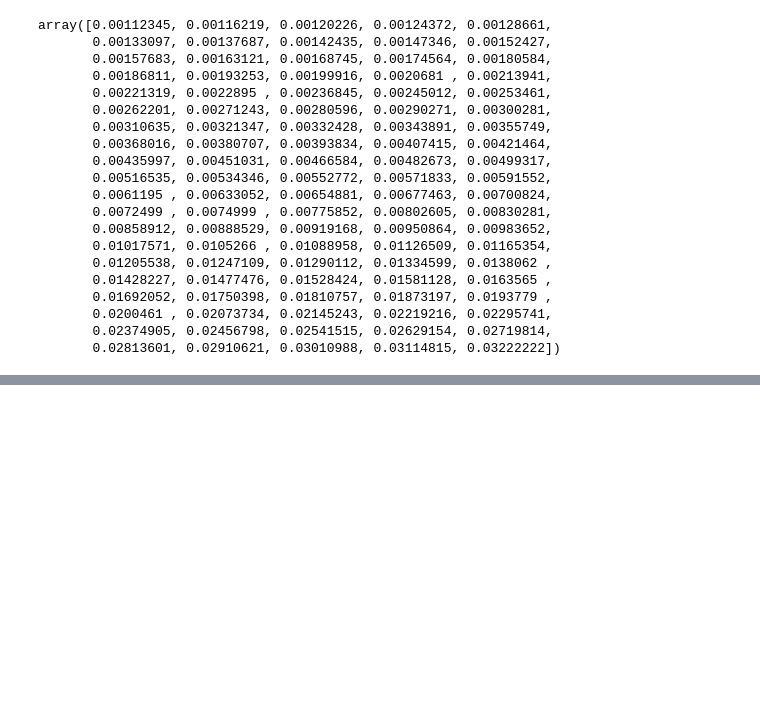
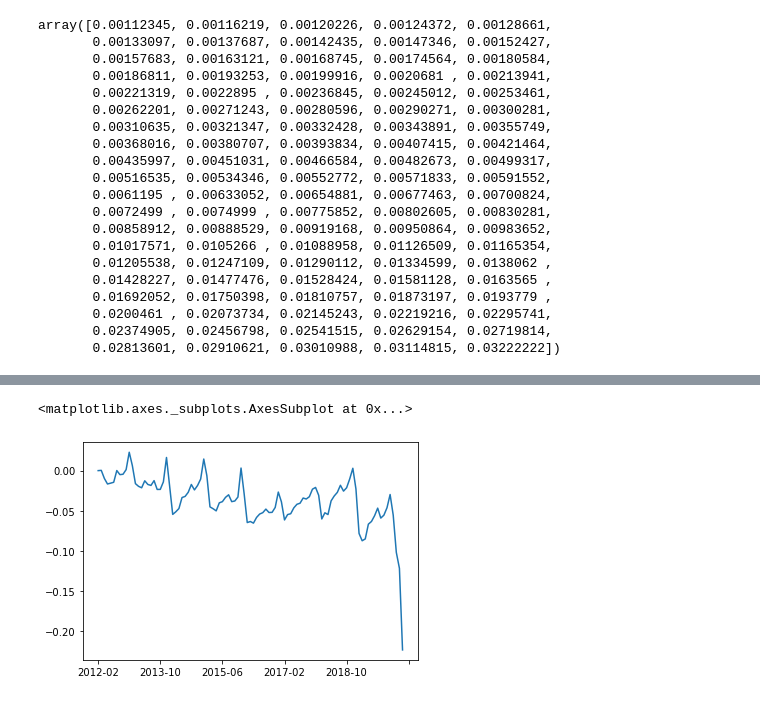
Before and after one commit to facteus/marts-prediction, a Jupyter notebook: alpha.ipynb, the cells around one changed output, grey strips where cells are left out. Saved outputs shown, nothing was run; the diff lists cells and outputs as text; code cells hidden in the pictures; blank space fills up the shorter version.

```diff
--- a/alpha.ipynb
+++ b/alpha.ipynb
@@ -950,0 +1558,7 @@ array([0.00112345, 0.00116219, 0.00120226, 0.00124372, 0.00128661,
+# %%
+def correlation_upto(month):
+    return spend['net_amt'].loc[:month].corr(marts.loc['2012':month])
+# %%
+def w_correlation_upto(month):
+    length = len(spend['net_amt'].loc[:month])
+    return w_corr(spend['net_amt'].loc[:month], marts.loc['2012':month], weights[len(weights) - length:])
@@ -950,0 +1569,3 @@ array([0.00112345, 0.00116219, 0.00120226, 0.00124372, 0.00128661,
+# %%
+spend_corrs = pd.Series({m.strftime('%Y-%m'): correlation_upto(m) for m in spend.index[::-1]}).sort_index().dropna()
+spend_corrs
@@ -950,0 +1585,3 @@ array([0.00112345, 0.00116219, 0.00120226, 0.00124372, 0.00128661,
+# %%
+spend_w_corrs = pd.Series({m.strftime('%Y-%m'): w_correlation_upto(m) for m in spend.index[::-1]}).sort_index().dropna()
+spend_w_corrs
@@ -950,0 +1601,5 @@ array([0.00112345, 0.00116219, 0.00120226, 0.00124372, 0.00128661,
+# %%
+(spend_w_corrs - spend_corrs).plot()
+# %% [output]
+<matplotlib.axes._subplots.AxesSubplot at 0x...>
+[figure, added]
```
Also changed, not shown: parts of 122 cells of this notebook.
